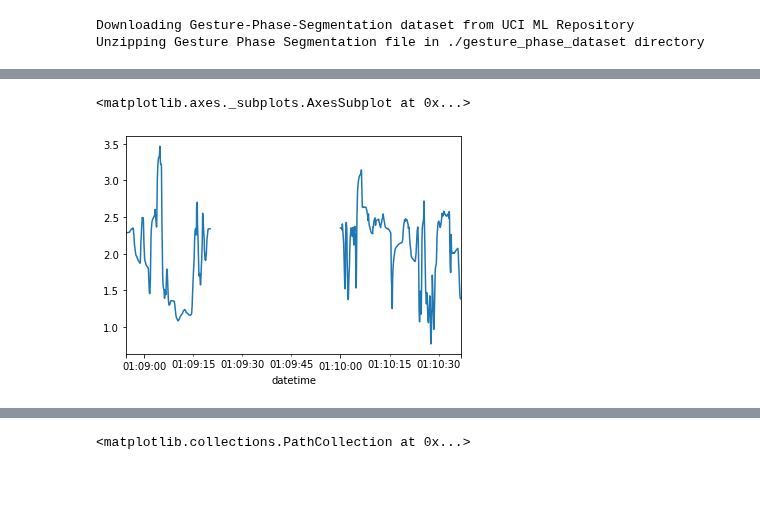
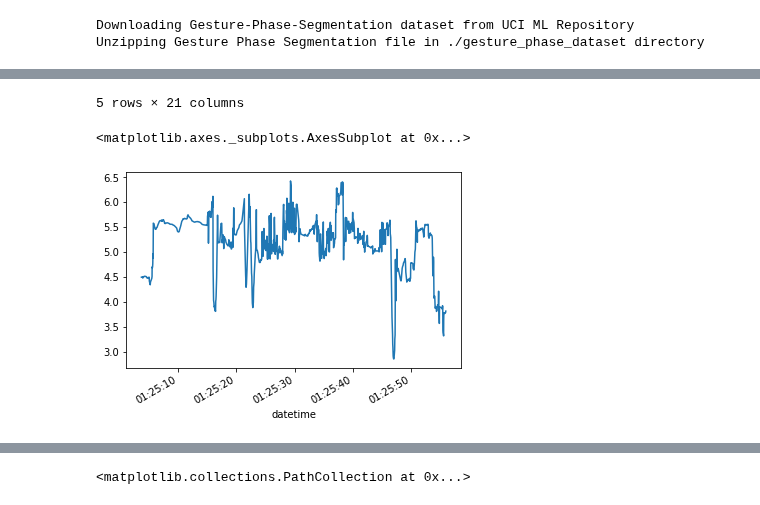
Before and after one commit to imics-lab/load_data_time_series, a Jupyter notebook: Gesturing_Signing/Gesture-Phase-Segmentation_load_dataset.ipynb, the cells around one changed output, grey strips where cells are left out. Drawn from its saved outputs; the diff is of its cells as text; code cells hidden in the pictures.

```diff
--- a/Gesturing_Signing/Gesture-Phase-Segmentation_load_dataset.ipynb
+++ b/Gesturing_Signing/Gesture-Phase-Segmentation_load_dataset.ipynb
@@ -82,7 +82,3 @@ if interactive:
 # %% [output]
 Downloading Gesture-Phase-Segmentation dataset from UCI ML Repository
 Unzipping Gesture Phase Segmentation file in ./gesture_phase_dataset directory
-# %%
-ffname = '/content/gesture_phase_dataset/a3_raw.csv'
-df = pd.read_csv(ffname)
-df.head()
@@ -101,8 +85,18 @@ df['timestamp'].plot()
 # %%
-# kinect sample rate is 15 or 30 fps, timestamp appears to
-# be a running counter not an actual UTC time.
-df['datetime'] = pd.to_datetime(df['timestamp'], unit='ms')
-df.set_index('datetime',inplace=True)
-df = df.drop('timestamp', axis=1)
-df.head(10)
+fn_list = ['a1_raw.csv', 'a2_raw.csv', 'a3_raw.csv']
+ir1_df_list = list() # an empty list
+for item in fn_list:
+    subject = item[0] # the first letter of the filename a,b,c
+    story = item[1] # the number after subject letter, 1,2,3
+    ffname = os.path.join(dataset_dir,item)
+    print(subject, story, ffname)
+    df = pd.read_csv(ffname)
+    df['subject'] = subject
+    df['story'] = story
+    # kinect sample rate is 15 or 30 fps, timestamp appears to
+    # be a running counter not an actual UTC time.
+    df['datetime'] = pd.to_datetime(df['timestamp'], unit='ms')
+    df.set_index('datetime',inplace=True)
+    df = df.drop('timestamp', axis=1)
+    ir1_df_list.append(df)
 # %% [output]
@@ -125,5 +106,7 @@ df = df.resample('33ms').mean().interpolate(limit = 5)
-# %%
-df['lhx'].plot()
-# %% [output]
-<matplotlib.axes._subplots.AxesSubplot at 0x...>
-[figure, removed]
+# %%
+my_df = ir1_df_list[1]
+type(my_df)
+display(my_df.head())
+my_df['lhx'].plot()
+#[df['timestamp'] for df in ir1_df_list]
+# %% [output]
@@ -129,0 +120,3 @@ df['lhx'].plot()
+5 rows × 21 columns
+<matplotlib.axes._subplots.AxesSubplot at 0x...>
+[figure, added]
```
Also changed, not shown: parts of 6 cells of this notebook.
